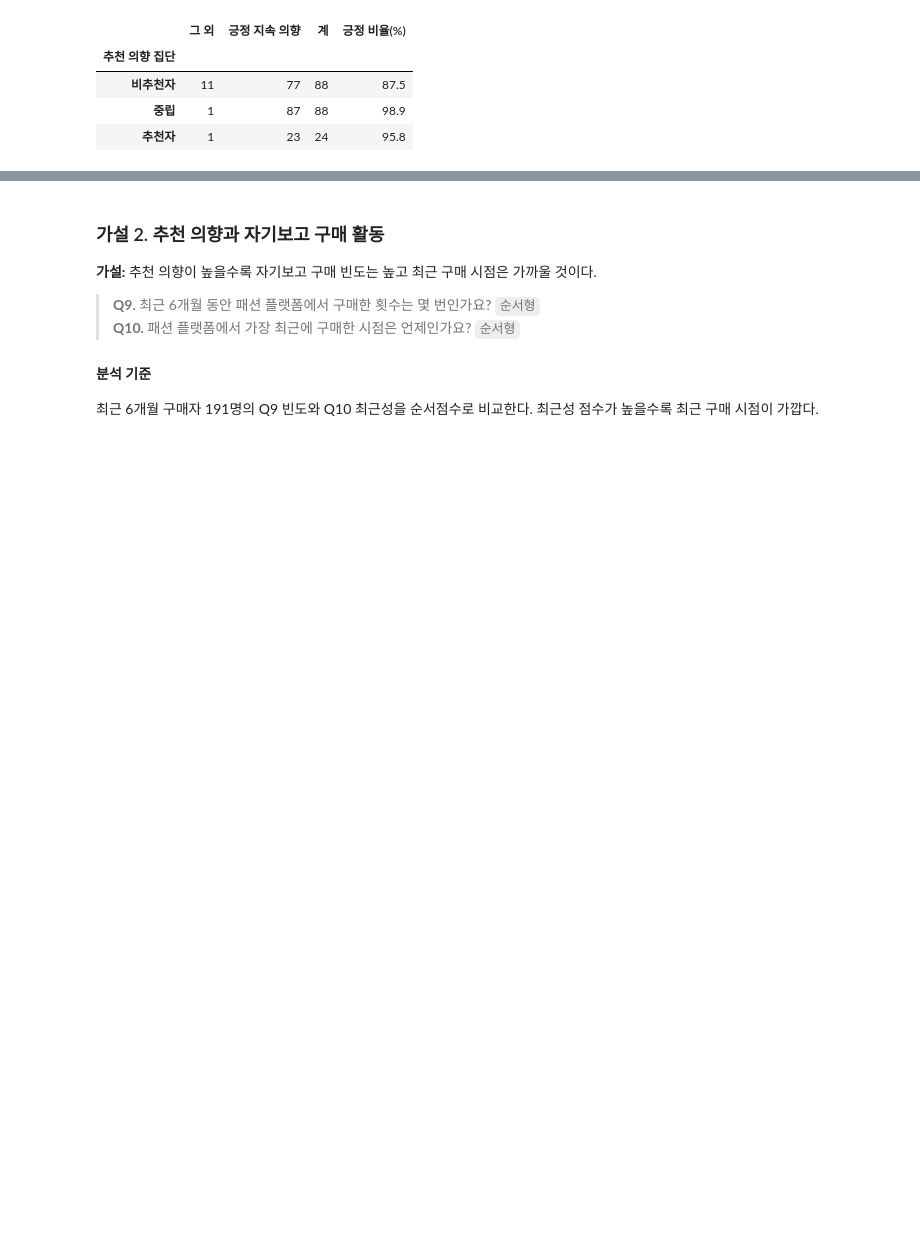
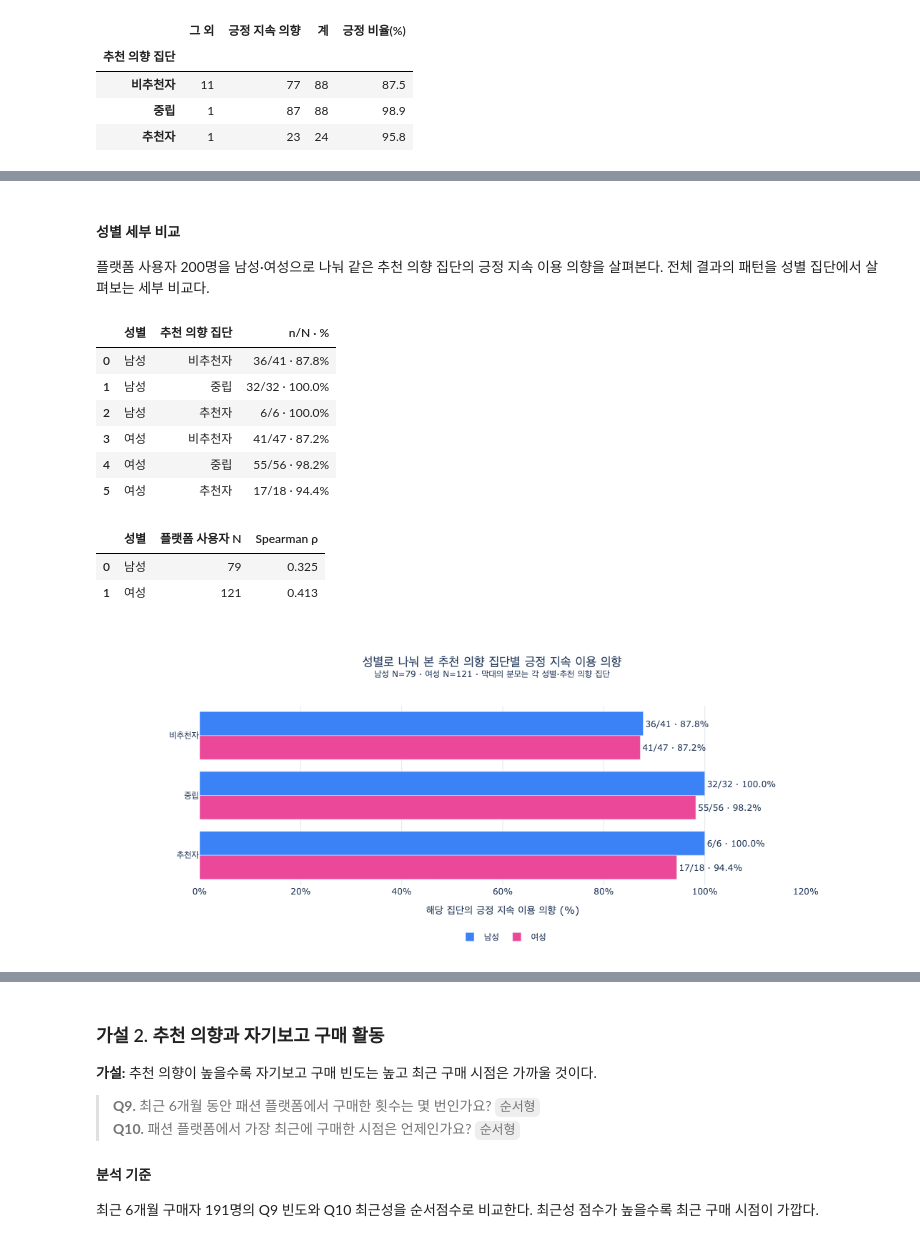
Before and after one commit to kth530/fashion_platform_analysis, a Jupyter notebook: notebooks/04_eda_validation.ipynb, the cells around one changed output, grey strips where cells are left out. Saved outputs shown, nothing was run; the diff lists cells and outputs as text; code cells hidden in the pictures; blank space fills up the shorter version.

```diff
--- a/notebooks/04_eda_validation.ipynb
+++ b/notebooks/04_eda_validation.ipynb
@@ -185,0 +186,79 @@ fig.show()
+# %% [markdown]
+#### 성별 세부 비교
+
+플랫폼 사용자 200명을 남성·여성으로 나눠 같은 추천 의향 집단의 긍정 지속 이용 의향을 살펴본다. 전체 결과의 패턴을 성별 집단에서 살펴보는 세부 비교다.
+# %%
+# 전체 분석에 사용한 SQL 뷰에서 성별과 채널 라벨만 연결한다.
+gender_ref = pd.read_sql(
+    'SELECT user_id, gender, discovery_label, influence_label FROM final_survey_semantic',
+    engine,
+)
+assert gender_ref['user_id'].is_unique and len(gender_ref) == int(population['cleaned'])
+assert gender_ref['gender'].value_counts().to_dict() == {'여성': 140, '남성': 126}
+gender_key = gender_ref[['user_id', 'gender']]
+users_gender = users.merge(gender_key, on='user_id', validate='one_to_one')
+buyers_gender = buyers.merge(gender_key, on='user_id', validate='one_to_one')
+q13_gender = q13.merge(gender_key, on='user_id', validate='many_to_one')
+q18_gender = q18.merge(gender_key, on='user_id', validate='many_to_one')
+GENDERS = ['남성', '여성']
+GENDER_COLORS = {'남성': COLORS['view'], '여성': '#EC4899'}
+
+def n_n_pct(n, denominator):
+    return f'{int(n)}/{int(denominator)} · {n / denominator:.1%}'
+
+assert len(users_gender) == len(users) == 200
+assert len(buyers_gender) == len(buyers) == 191
+assert q13_gender['user_id'].nunique() == 200
+assert q18_gender['user_id'].nunique() == 92
+
+h1_rows = []
+rho_rows = []
+for gender in GENDERS:
+    subset = users_gender.loc[users_gender['gender'].eq(gender)]
+    rho = stats.spearmanr(subset['nps'], subset['continue_score']).statistic
+    rho_rows.append([gender, len(subset), rho])
+    for segment in segment_order:
+        group = subset.loc[subset['nps_segment'].eq(segment)]
+        positive = int(group['is_retain_positive'].sum())
+        denominator = len(group)
+        assert denominator > 0
+        h1_rows.append([gender, segment, positive, denominator,
+                        positive / denominator * 100, n_n_pct(positive, denominator)])
+h1_gender = pd.DataFrame(h1_rows, columns=['성별', '추천 의향 집단', '긍정 응답', '집단 N', '긍정률(%)', 'n/N · %'])
+h1_rho_gender = pd.DataFrame(rho_rows, columns=['성별', '플랫폼 사용자 N', 'Spearman ρ'])
+assert h1_gender['집단 N'].sum() == len(users)
+assert h1_gender.groupby('추천 의향 집단')['긍정 응답'].sum().reindex(segment_order).tolist() == cross['긍정 지속 의향'].tolist()
+display(h1_gender[['성별', '추천 의향 집단', 'n/N · %']])
+display(h1_rho_gender.round({'Spearman ρ': 3}))
+
+fig = go.Figure()
+for gender in GENDERS:
+    part = h1_gender.loc[h1_gender['성별'].eq(gender)].set_index('추천 의향 집단').reindex(segment_order)
+    fig.add_trace(go.Bar(
+        y=segment_order, x=part['긍정률(%)'], orientation='h', name=gender,
+        marker_color=GENDER_COLORS[gender], text=part['n/N · %'], textposition='outside',
+        customdata=part['n/N · %'],
+        hovertemplate='%{y}<br>' + gender + ' %{customdata}<extra></extra>',
+    ))
+fig.update_layout(
+    barmode='group',
+    title=dict(text=f'성별로 나눠 본 추천 의향 집단별 긍정 지속 이용 의향<br><sup>남성 N={int(users_gender["gender"].eq("남성").sum())} · 여성 N={int(users_gender["gender"].eq("여성").sum())} · 막대의 분모는 각 성별·추천 의향 집단</sup>', x=0.5),
+    xaxis=dict(title='해당 집단의 긍정 지속 이용 의향 (%)', range=[0, 120], gridcolor='#E5E7EB', ticksuffix='%'),
+    yaxis=dict(autorange='reversed'),
+    paper_bgcolor='white', plot_bgcolor='white',
+    legend=dict(orientation='h', x=0.5, xanchor='center', y=-0.23),
+    height=460, width=1050, margin=dict(l=145, r=115, t=110, b=85),
+)
+fig.show()
+# %% [output]
+|  | 성별 | 추천 의향 집단 | n/N · % |
+| 0 | 남성 | 비추천자 | 36/41 · 87.8% |
+| 1 | 남성 | 중립 | 32/32 · 100.0% |
+| 2 | 남성 | 추천자 | 6/6 · 100.0% |
+| 3 | 여성 | 비추천자 | 41/47 · 87.2% |
+| 4 | 여성 | 중립 | 55/56 · 98.2% |
+| 5 | 여성 | 추천자 | 17/18 · 94.4% |
+|  | 성별 | 플랫폼 사용자 N | Spearman ρ |
+| 0 | 남성 | 79 | 0.325 |
+| 1 | 여성 | 121 | 0.413 |
+[figure, added]
```
Also changed, not shown: parts of 31 cells of this notebook, 3 other files.
